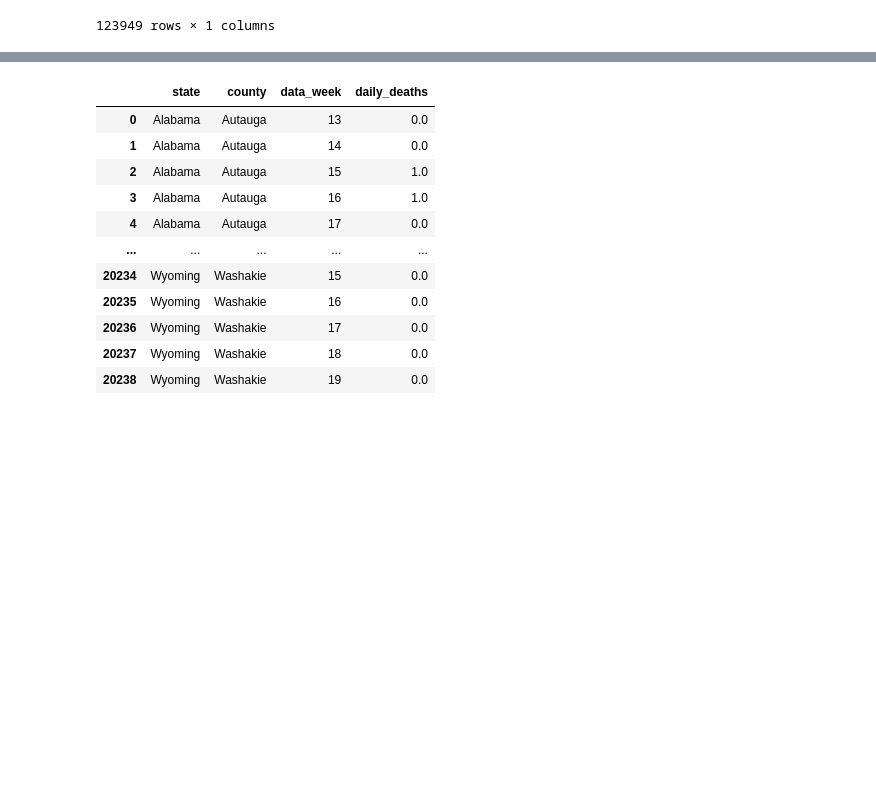
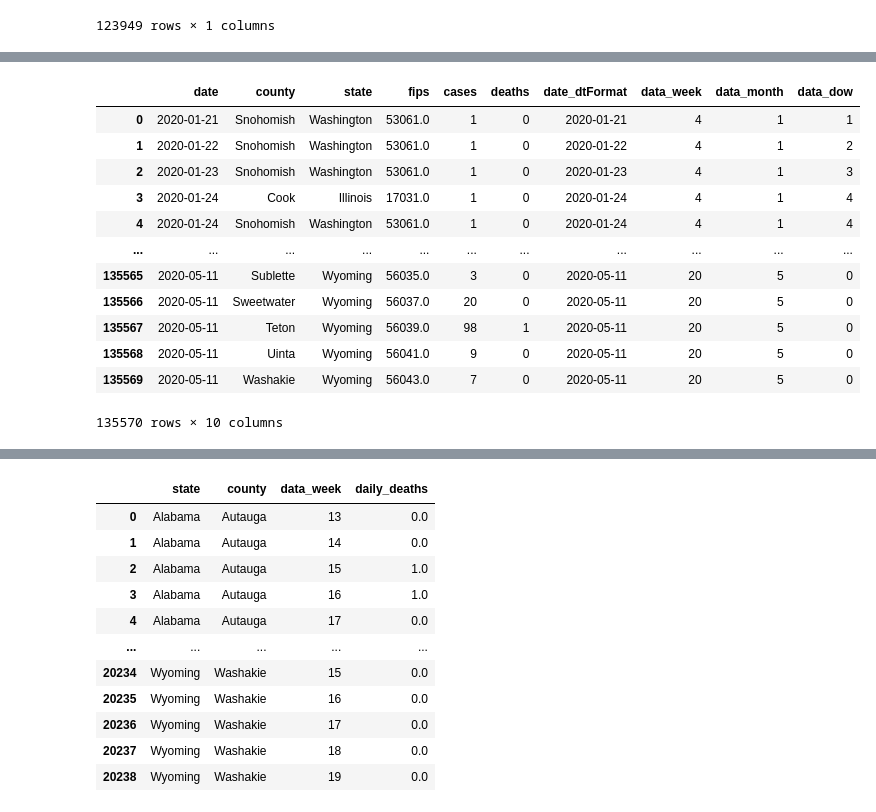
Before and after one commit to dcovarru/Python, a Jupyter notebook: Covid.ipynb, the cells around one changed output, grey strips where cells are left out. Saved outputs shown, nothing was run; the diff lists cells and outputs as text; code cells hidden in the pictures; blank space fills up the shorter version.

```diff
--- a/Covid.ipynb
+++ b/Covid.ipynb
@@ -123,6 +123,22 @@ covidData['data_week'] = covidData['date_dtFormat'].dt.week
 covidData['data_month'] = covidData['date_dtFormat'].dt.month
 # Extract DOW
 covidData['data_dow'] = covidData['date_dtFormat'].dt.dayofweek
+# %%
+covidData
+# %% [output]
+|  | date | county | state | fips | cases | deaths | date_dtFormat | data_week | data_month | data_dow |
+| 0 | 2020-01-21 | Snohomish | Washington | 53061.0 | 1 | 0 | 2020-01-21 | 4 | 1 | 1 |
+| 1 | 2020-01-22 | Snohomish | Washington | 53061.0 | 1 | 0 | 2020-01-22 | 4 | 1 | 2 |
+| 2 | 2020-01-23 | Snohomish | Washington | 53061.0 | 1 | 0 | 2020-01-23 | 4 | 1 | 3 |
+| 3 | 2020-01-24 | Cook | Illinois | 17031.0 | 1 | 0 | 2020-01-24 | 4 | 1 | 4 |
+| 4 | 2020-01-24 | Snohomish | Washington | 53061.0 | 1 | 0 | 2020-01-24 | 4 | 1 | 4 |
+| ... | ... | ... | ... | ... | ... | ... | ... | ... | ... | ... |
+| 135565 | 2020-05-11 | Sublette | Wyoming | 56035.0 | 3 | 0 | 2020-05-11 | 20 | 5 | 0 |
+| 135566 | 2020-05-11 | Sweetwater | Wyoming | 56037.0 | 20 | 0 | 2020-05-11 | 20 | 5 | 0 |
+| 135567 | 2020-05-11 | Teton | Wyoming | 56039.0 | 98 | 1 | 2020-05-11 | 20 | 5 | 0 |
+| 135568 | 2020-05-11 | Uinta | Wyoming | 56041.0 | 9 | 0 | 2020-05-11 | 20 | 5 | 0 |
+| 135569 | 2020-05-11 | Washakie | Wyoming | 56043.0 | 7 | 0 | 2020-05-11 | 20 | 5 | 0 |
+135570 rows × 10 columns
 # %%
 ################################
 # Calculate Difference for Daily Total
```
Also changed, not shown: parts of 4 cells of this notebook.
